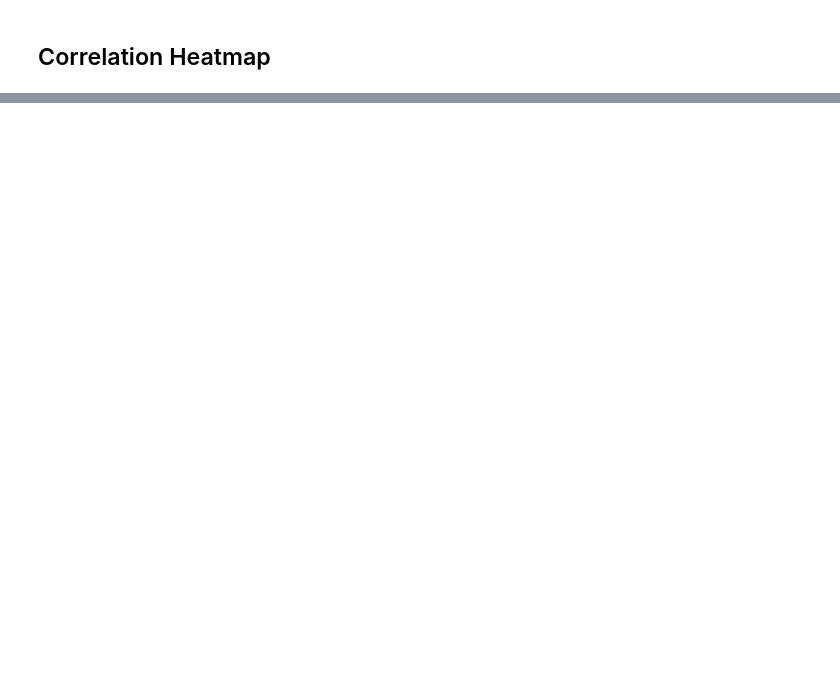
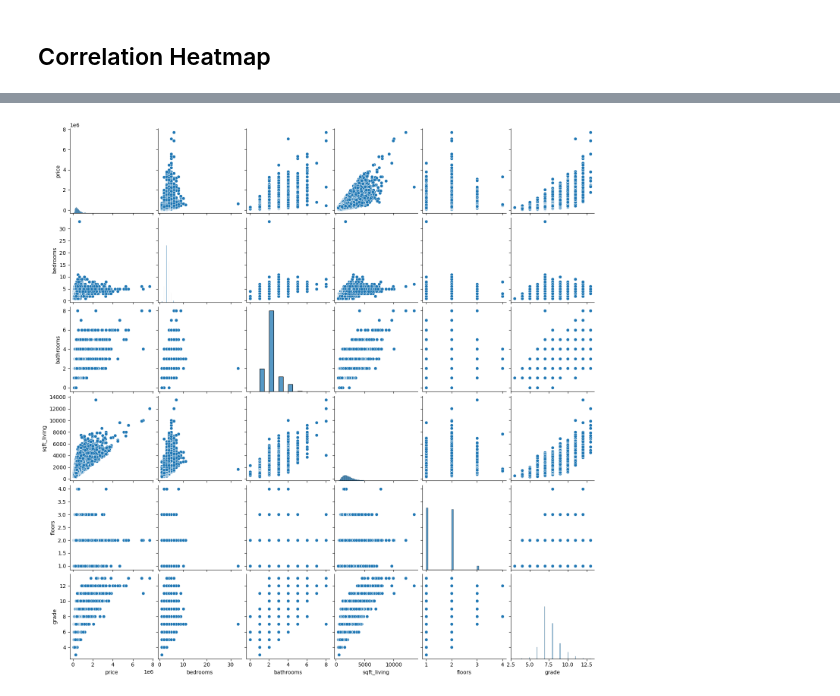
Before and after one commit to lchep2024/phase_2_project, a Jupyter notebook: members/joan.ipynb, the cells around one changed output, grey strips where cells are left out. Saved outputs shown, nothing was run; the diff lists cells and outputs as text; code cells hidden in the pictures; blank space fills up the shorter version.

```diff
--- a/members/joan.ipynb
+++ b/members/joan.ipynb
@@ -344,0 +437,3 @@ sns.heatmap(numeric_df.corr(),cmap='coolwarm',annot=True)
+# %%
+df = df[['id', 'price', 'bedrooms', 'bathrooms', 'sqft_living', 'floors', 'waterfront', 'view', 'condition', 'grade', 'yr_built']]
+df.info()
@@ -344,0 +459,9 @@ sns.heatmap(numeric_df.corr(),cmap='coolwarm',annot=True)
+# %%
+numeric_df = df.select_dtypes(include= 'number')
+
+with warnings.catch_warnings():
+    warnings.simplefilter("ignore", category=FutureWarning)
+
+    sns.pairplot(numeric_df)
+# %% [output]
+[figure, added]
```
Also changed, not shown: parts of 17 cells of this notebook.
